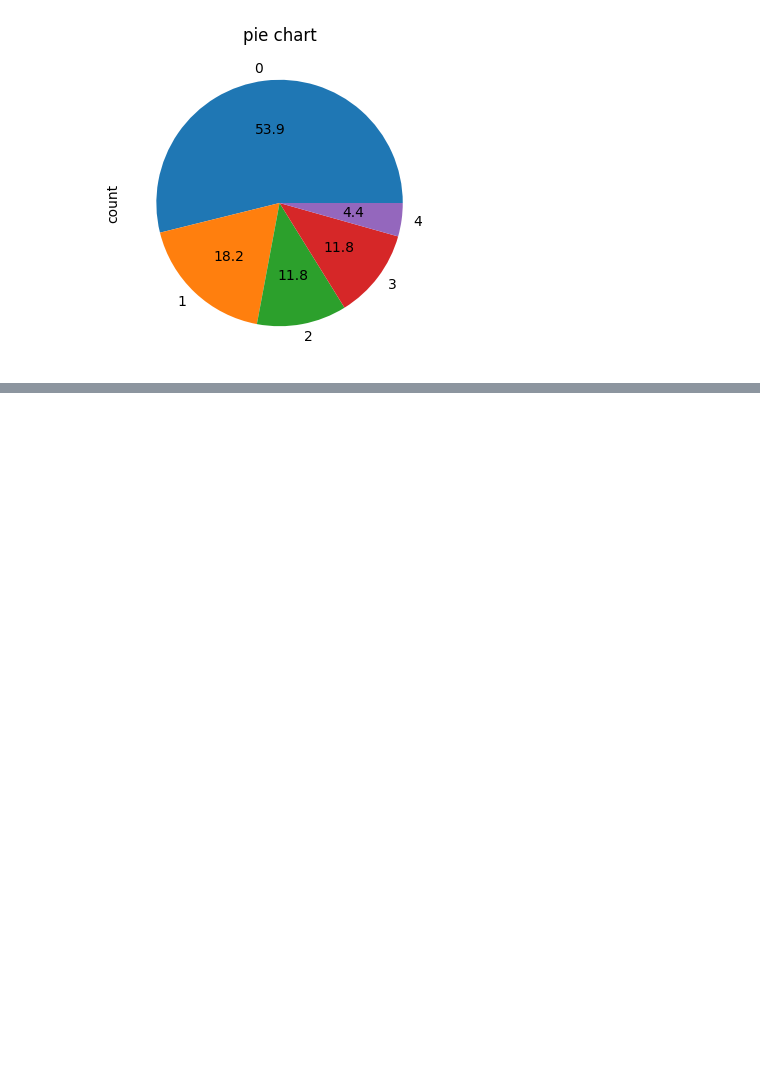
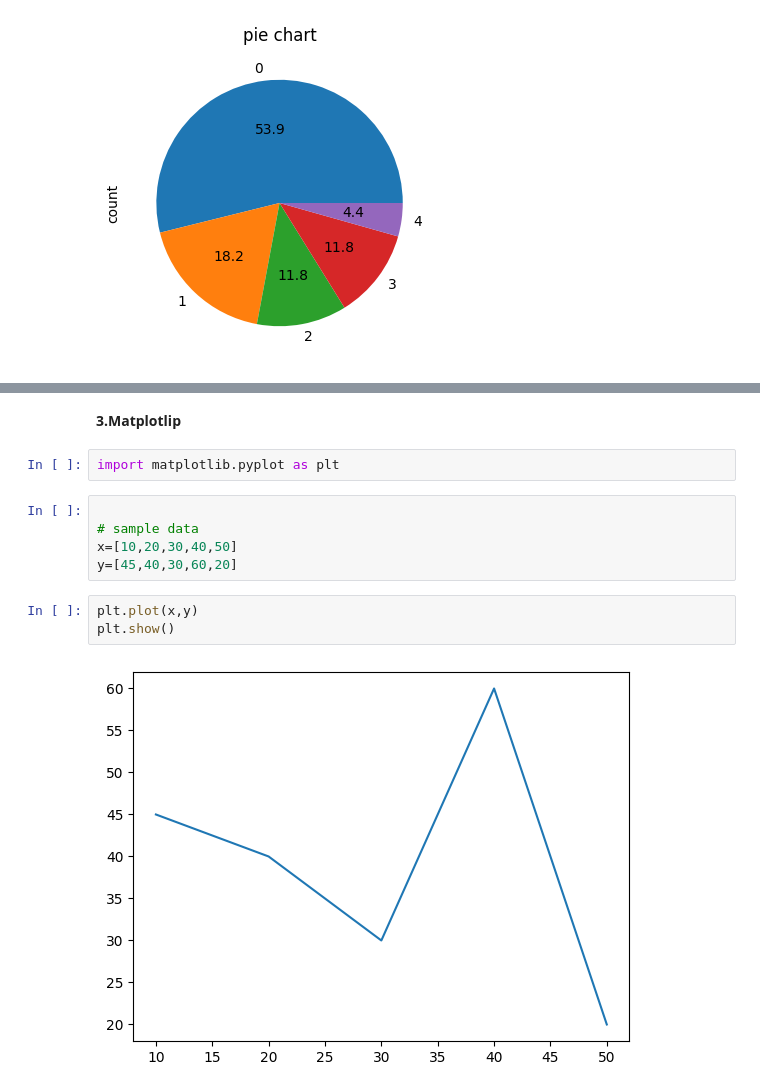
Before and after one commit to Nooralshyab/data-minning, a Jupyter notebook: lap2.ipynb, the cells around one changed output, grey strips where cells are left out. Cells and saved outputs as stored; diff of their text form; blank space fills up the shorter version.

```diff
--- a/lap2.ipynb
+++ b/lap2.ipynb
@@ -92,0 +195,14 @@ plt.show()
+# %% [markdown]
+**3.Matplotlip**
+# %%
+import matplotlib.pyplot as plt
+# %%
+
+# sample data
+x=[10,20,30,40,50]
+y=[45,40,30,60,20]
+# %%
+plt.plot(x,y)
+plt.show()
+# %% [output]
+[figure, added]
```
Also changed, not shown: parts of 23 cells of this notebook.
